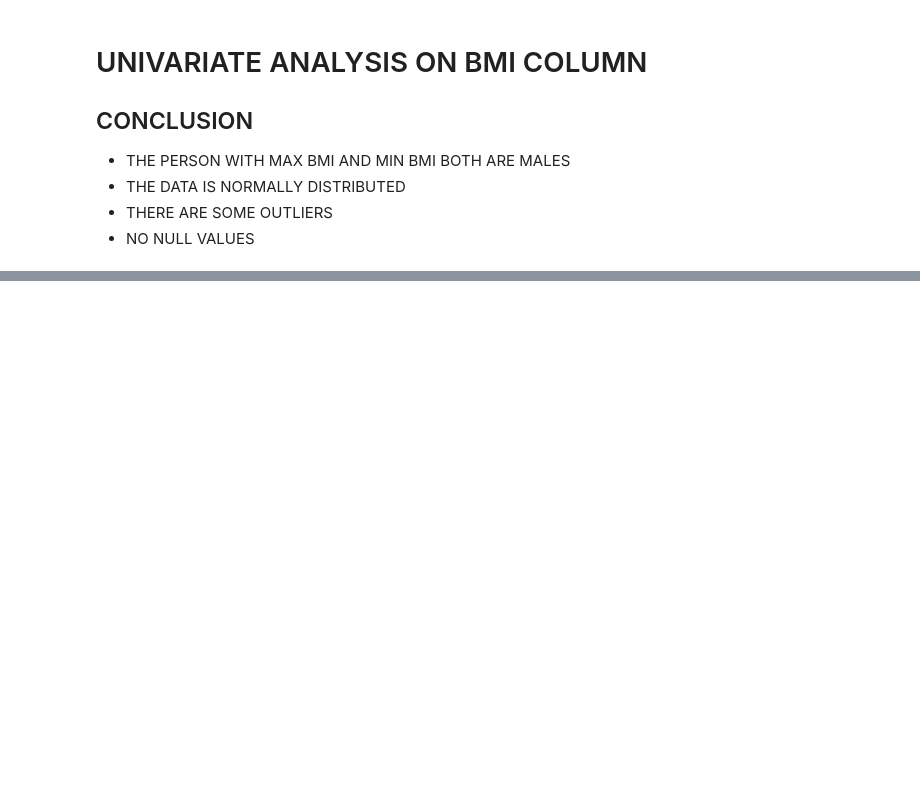
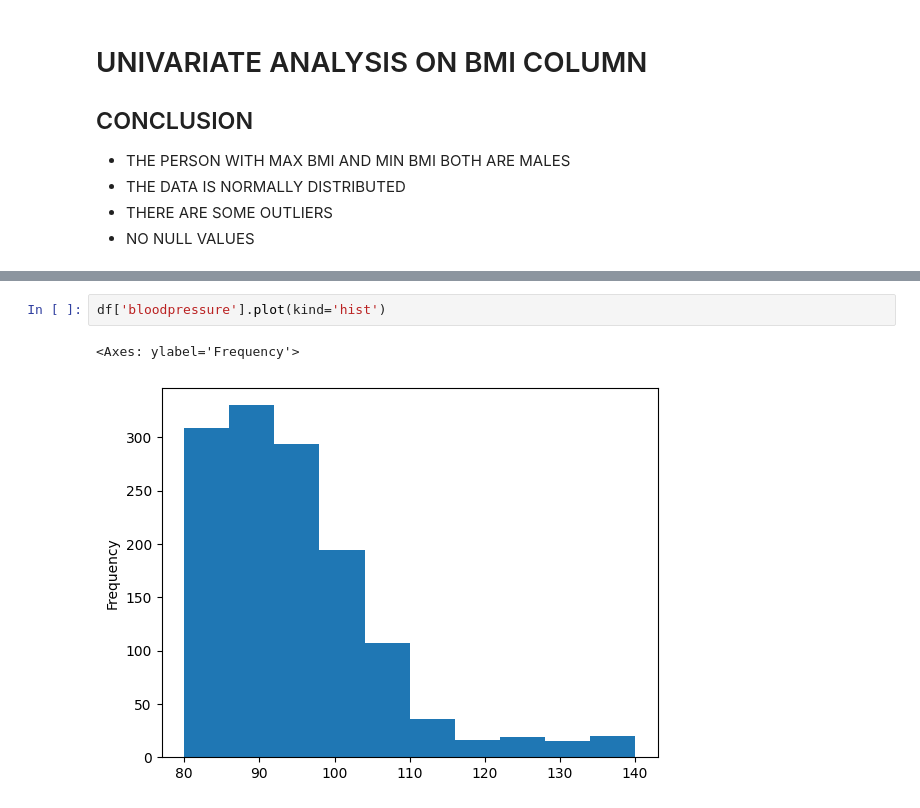
Before and after one commit to ronit-6464/INSURANCE-DATASET-EDA, a Jupyter notebook: EDA NOTEBOOK ON INSURANCE DATASET.ipynb, the cells around one changed output, grey strips where cells are left out. Drawn from its saved outputs; the diff is of its cells as text; blank space fills up the shorter version.

Commit message:
univariate analysis on bloodpressure column

```diff
--- a/EDA NOTEBOOK ON INSURANCE DATASET.ipynb
+++ b/EDA NOTEBOOK ON INSURANCE DATASET.ipynb
@@ -339,0 +147,5 @@ np.int64(1065)
+# %%
+df['bloodpressure'].plot(kind='hist')
+# %% [output]
+<Axes: ylabel='Frequency'>
+[figure, added]
```
Also changed, not shown: parts of 37 cells of this notebook.
